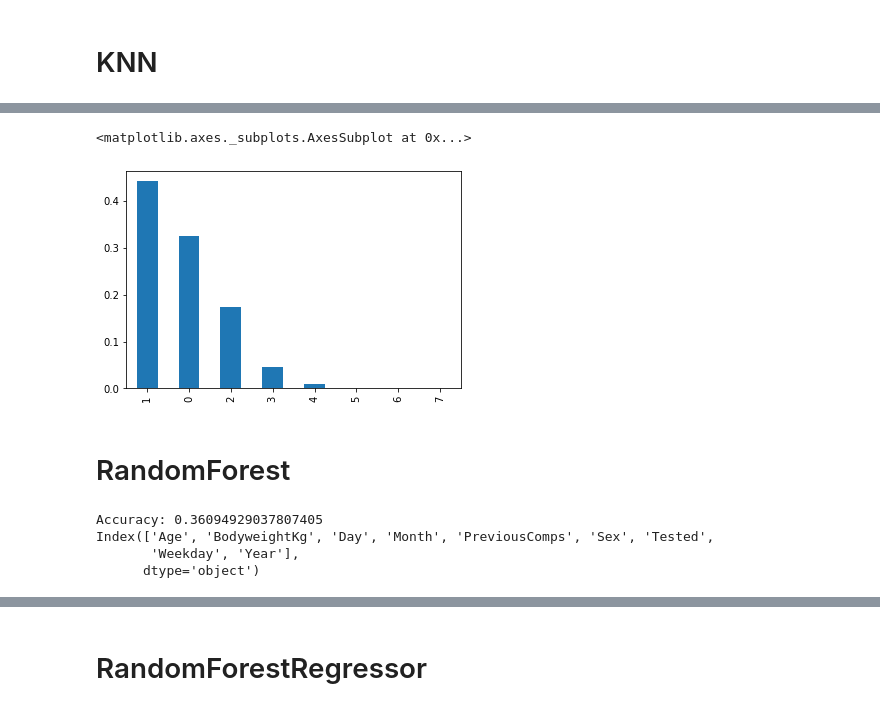
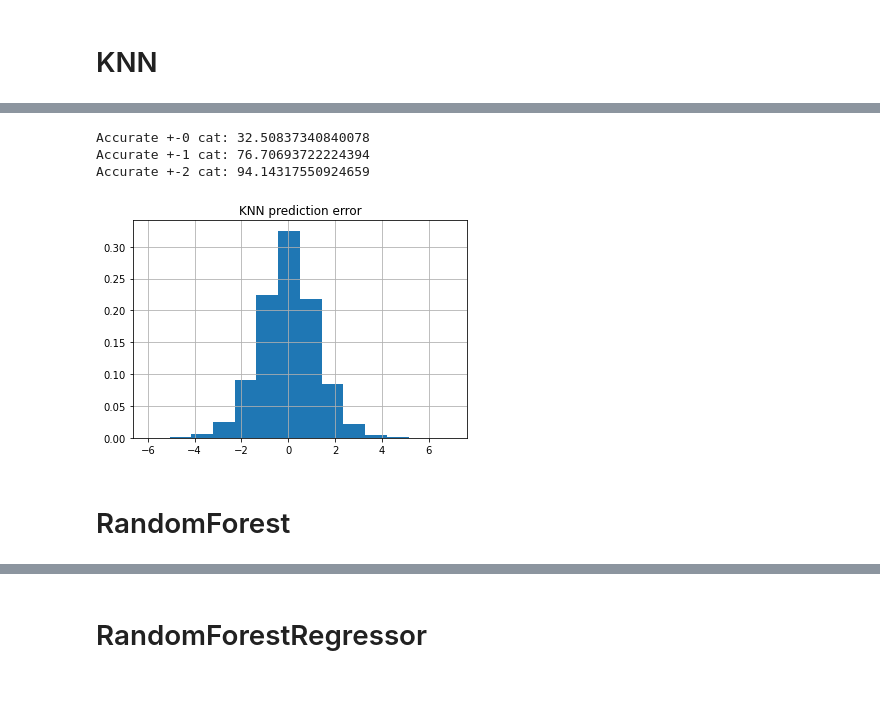
Before and after one commit to tiitvaino/Analysis_of_powerlifting_meet_results, a Jupyter notebook: model.ipynb, the cells around one changed output, grey strips where cells are left out. Cells and saved outputs as stored; diff of their text form; code cells hidden in the pictures.

```diff
--- a/model.ipynb
+++ b/model.ipynb
@@ -11,3 +11,14 @@ from sklearn.cluster import KMeans
 from sklearn import tree
 from sklearn import metrics
 import matplotlib.pyplot as plt
+# %%
+def print_accuracy(differences):
+    length = len(differences)
+
+    print("Accurate +-0 cat: " + str((differences.count([0])/length)*100))
+
+    plusminusone = differences.count([0]) + differences.count([1]) + differences.count([-1])
+    print("Accurate +-1 cat: " + str((plusminusone/length)*100))
+
+    plusminustwo = plusminusone + differences.count([2]) + differences.count([-2])
+    print("Accurate +-2 cat: " + str((plusminustwo/length)*100))
@@ -85,24 +101,11 @@ Accuracy: 0.32508373408400776
-# %%
-differences = []
-for el1, el2 in zip(y_test,y_pred):
-    differences.append([abs(el1-el2)])
-dif_df = pd.DataFrame(differences, columns = ['Difference'])
-dif_df['Difference'].value_counts(normalize=True).plot(kind="bar")
-# %% [output]
-<matplotlib.axes._subplots.AxesSubplot at 0x...>
-[figure, removed]
+# %%
+show_results(y_test,y_knn_pred, "KNN prediction error", 1)
+# %% [output]
+Accurate +-0 cat: 32.50837340840078
+Accurate +-1 cat: 76.70693722224394
+Accurate +-2 cat: 94.14317550924659
+[figure, added]
 # %% [markdown]
 # RandomForest
 # %%
 from sklearn.ensemble import RandomForestClassifier
-# %%
-classifier = RandomForestClassifier(n_estimators = 200)
-classifier.fit(X_train, y_train)
-y_pred = classifier.predict(X_test)
-print("Accuracy:",metrics.accuracy_score(y_test, y_pred))
-print(X_train.columns)
-# %% [output]
-Accuracy: 0.36094929037807405
-Index(['Age', 'BodyweightKg', 'Day', 'Month', 'PreviousComps', 'Sex', 'Tested',
-       'Weekday', 'Year'],
-      dtype='object')
```
Also changed, not shown: parts of 29 cells of this notebook, 3 other files.
